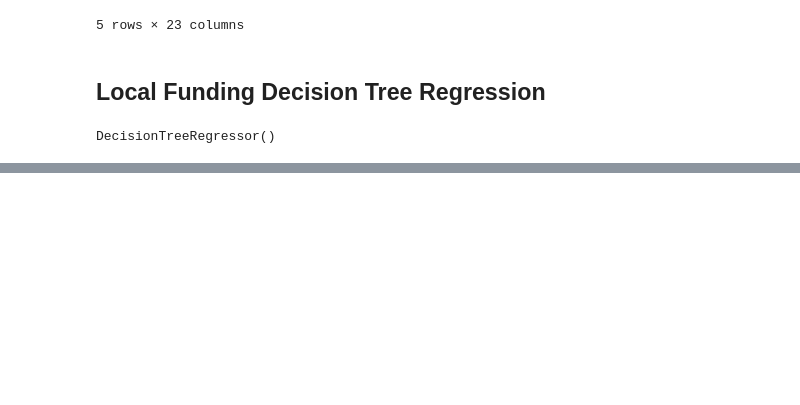
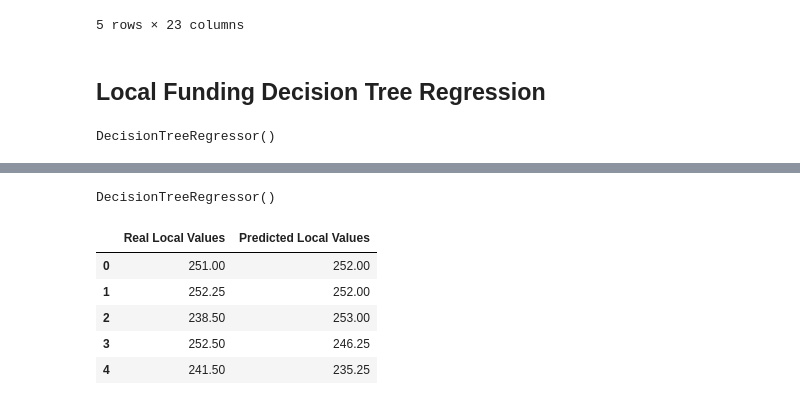
Before and after one commit to alecabrera27/US_Educational_Funding, a Jupyter notebook: Machine Learning/Decision_Tree_Regression.ipynb, the cells around one changed output, grey strips where cells are left out. Cells and saved outputs as stored; diff of their text form; code cells hidden in the pictures; blank space fills up the shorter version.

```diff
--- a/Machine Learning/Decision_Tree_Regression.ipynb
+++ b/Machine Learning/Decision_Tree_Regression.ipynb
@@ -154,0 +163,6 @@ plt.show()
+# %%
+#Training the Decision Tree Regression model on the training set
+regressor = DecisionTreeRegressor()
+regressor.fit(X1_train, y1_train)
+# %% [output]
+DecisionTreeRegressor()
@@ -154,0 +172,11 @@ plt.show()
+# %%
+#Comparing the Real Values with Predicted Values
+Revenue_df = pd.DataFrame({'Real Local Values':y1_test, 'Predicted Local Values':y1_pred})
+Revenue_df.head()
+# %% [output]
+|  | Real Local Values | Predicted Local Values |
+| 0 | 251.00 | 252.00 |
+| 1 | 252.25 | 252.00 |
+| 2 | 238.50 | 253.00 |
+| 3 | 252.50 | 246.25 |
+| 4 | 241.50 | 235.25 |
```
Also changed, not shown: parts of 10 cells of this notebook, 3 other files.
